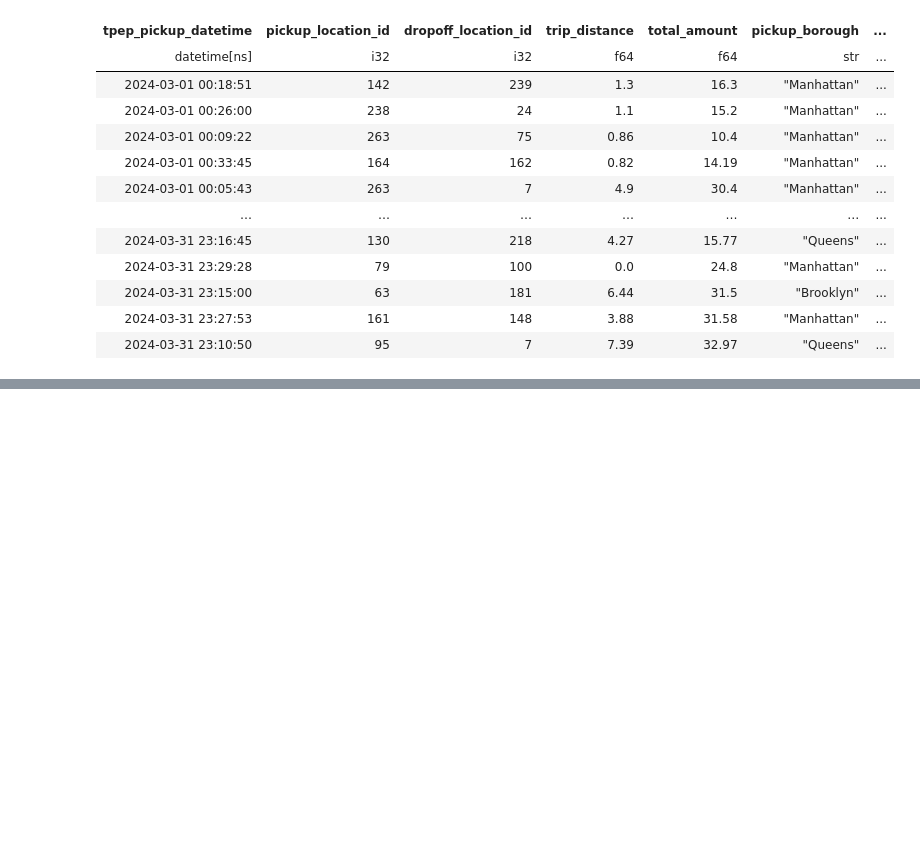
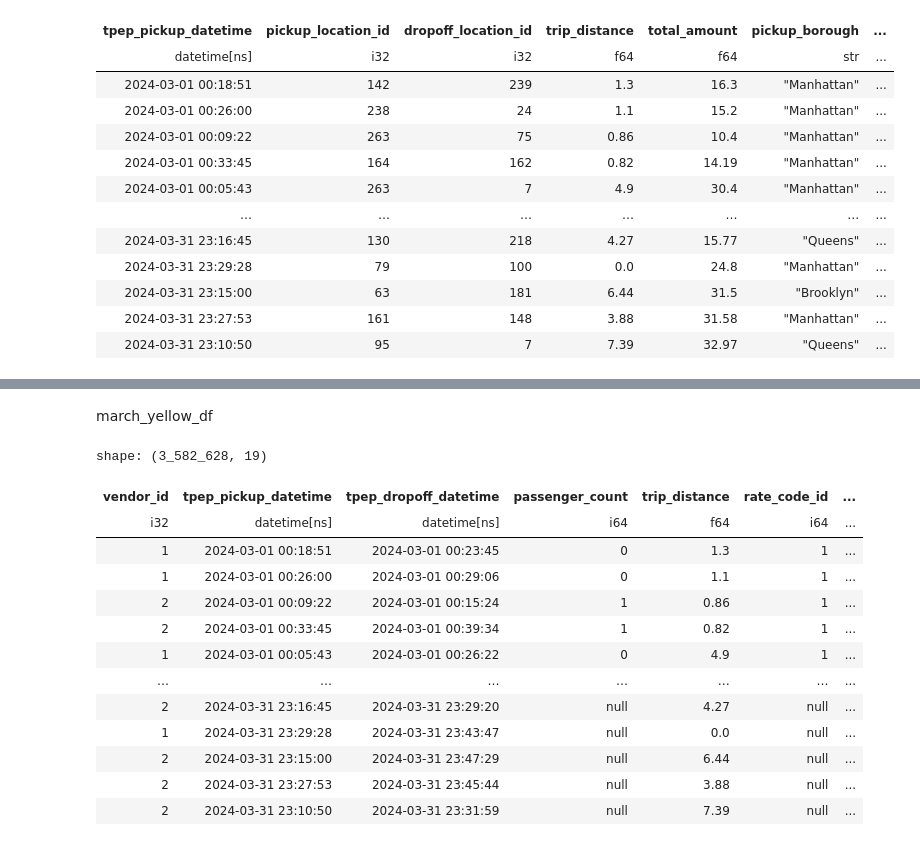
Before and after one commit to NaveenKumarReddy8/polars-for-data-science, a Jupyter notebook: polars_for_data_science/module_6.ipynb, the cells around one changed output, grey strips where cells are left out. Saved outputs shown, nothing was run; the diff lists cells and outputs as text; code cells hidden in the pictures; blank space fills up the shorter version.

```diff
--- a/polars_for_data_science/module_6.ipynb
+++ b/polars_for_data_science/module_6.ipynb
@@ -136,0 +198,19 @@ shape: (3_582_628, 8)
+# %% [markdown]
+march_yellow_df
+# %%
+march_yellow_df
+# %% [output]
+shape: (3_582_628, 19)
+| vendor_id | tpep_pickup_datetime | tpep_dropoff_datetime | passenger_count | trip_distance | rate_code_id | ... |
+| i32 | datetime[ns] | datetime[ns] | i64 | f64 | i64 | ... |
+| 1 | 2024-03-01 00:18:51 | 2024-03-01 00:23:45 | 0 | 1.3 | 1 | ... |
+| 1 | 2024-03-01 00:26:00 | 2024-03-01 00:29:06 | 0 | 1.1 | 1 | ... |
+| 2 | 2024-03-01 00:09:22 | 2024-03-01 00:15:24 | 1 | 0.86 | 1 | ... |
+| 2 | 2024-03-01 00:33:45 | 2024-03-01 00:39:34 | 1 | 0.82 | 1 | ... |
+| 1 | 2024-03-01 00:05:43 | 2024-03-01 00:26:22 | 0 | 4.9 | 1 | ... |
+| … | … | … | … | … | … | ... |
+| 2 | 2024-03-31 23:16:45 | 2024-03-31 23:29:20 | null | 4.27 | null | ... |
+| 1 | 2024-03-31 23:29:28 | 2024-03-31 23:43:47 | null | 0.0 | null | ... |
+| 2 | 2024-03-31 23:15:00 | 2024-03-31 23:47:29 | null | 6.44 | null | ... |
+| 2 | 2024-03-31 23:27:53 | 2024-03-31 23:45:44 | null | 3.88 | null | ... |
+| 2 | 2024-03-31 23:10:50 | 2024-03-31 23:31:59 | null | 7.39 | null | ... |
```
Also changed, not shown: parts of 8 cells of this notebook, 4 other files.
